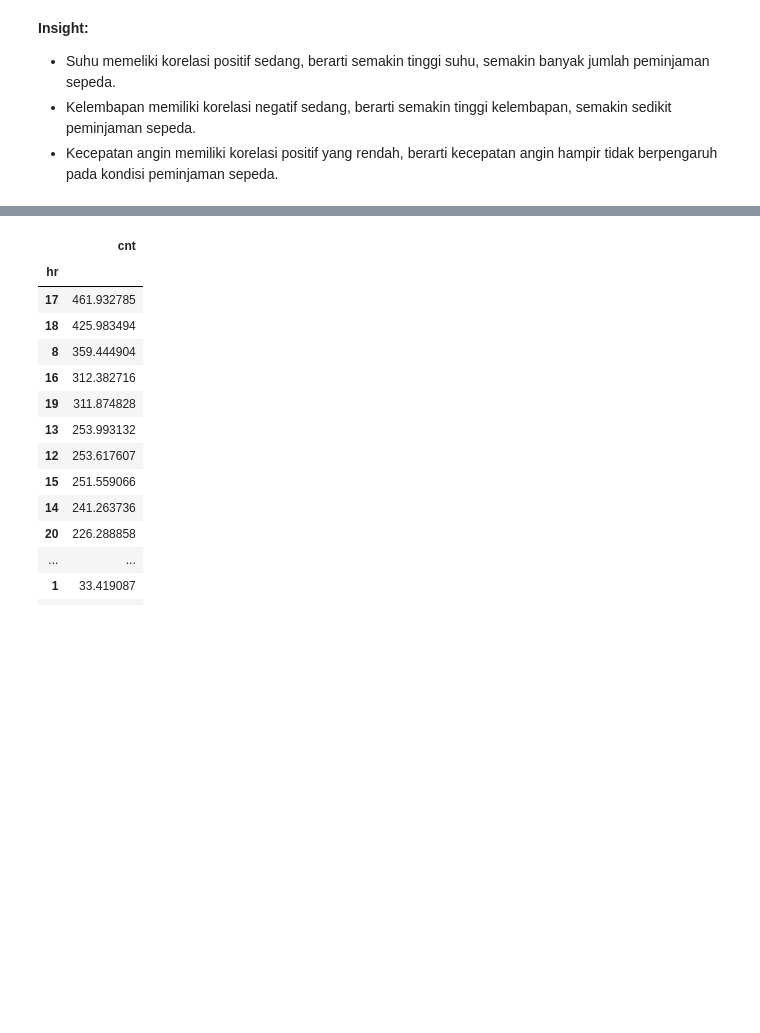
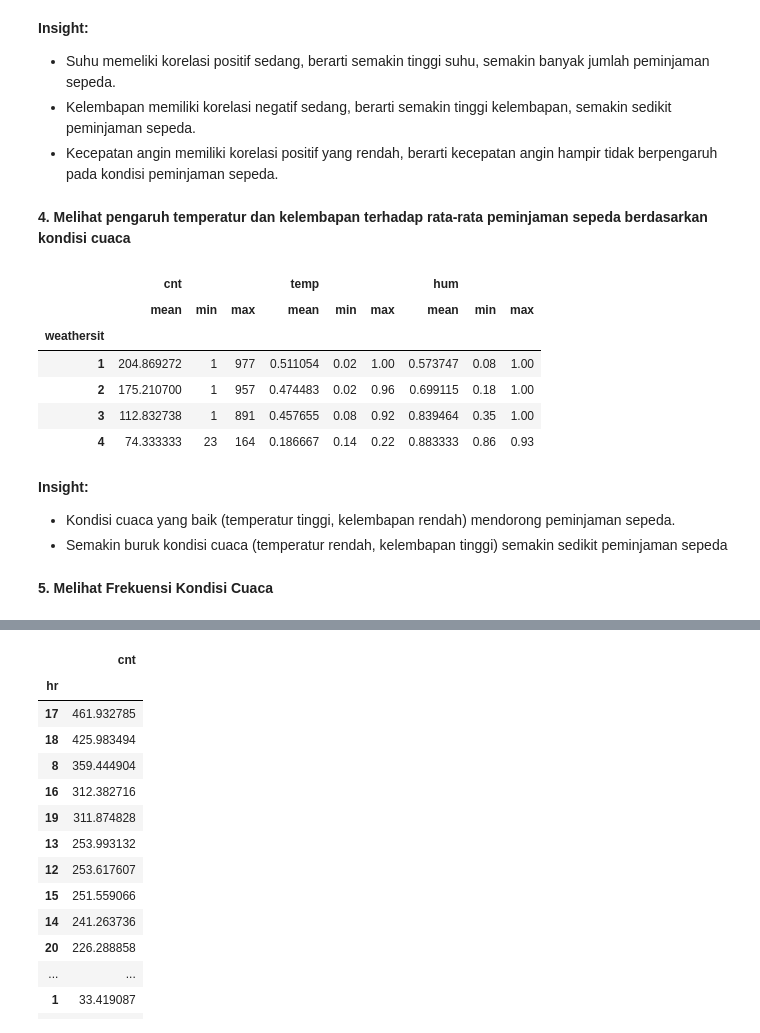
Before and after one commit to ssygnrchm/submission-analisis-data, a Jupyter notebook: notebook.ipynb, the cells around one changed output, grey strips where cells are left out. Drawn from its saved outputs; the diff is of its cells as text; code cells hidden in the pictures; blank space fills up the shorter version.

```diff
--- a/notebook.ipynb
+++ b/notebook.ipynb
@@ -277,3 +281,21 @@ hour_df_cleaned[['cnt', 'temp', 'hum', 'windspeed']].corr()
 - Suhu memeliki korelasi positif sedang, berarti semakin tinggi suhu, semakin banyak jumlah peminjaman sepeda.
 - Kelembapan memiliki korelasi negatif sedang, berarti semakin tinggi kelembapan, semakin sedikit peminjaman sepeda.
 - Kecepatan angin memiliki korelasi positif yang rendah, berarti kecepatan angin hampir tidak berpengaruh pada kondisi peminjaman sepeda.
+# %% [markdown]
+**4. Melihat pengaruh temperatur dan kelembapan terhadap rata-rata peminjaman sepeda berdasarkan kondisi cuaca**
+# %%
+hour_df_cleaned.groupby('weathersit').agg({"cnt": ["mean", "min", "max"], "temp": ["mean", "min", "max"], "hum": ["mean", "min", "max"]})
+# %% [output]
+|  | cnt |  |  | temp |  |  | hum |  |  |
+|  | mean | min | max | mean | min | max | mean | min | max |
+| weathersit |  |  |  |  |  |  |  |  |  |
+| 1 | 204.869272 | 1 | 977 | 0.511054 | 0.02 | 1.00 | 0.573747 | 0.08 | 1.00 |
+| 2 | 175.210700 | 1 | 957 | 0.474483 | 0.02 | 0.96 | 0.699115 | 0.18 | 1.00 |
+| 3 | 112.832738 | 1 | 891 | 0.457655 | 0.08 | 0.92 | 0.839464 | 0.35 | 1.00 |
+| 4 | 74.333333 | 23 | 164 | 0.186667 | 0.14 | 0.22 | 0.883333 | 0.86 | 0.93 |
+# %% [markdown]
+**Insight:**
+- Kondisi cuaca yang baik (temperatur tinggi, kelembapan rendah) mendorong peminjaman sepeda.
+- Semakin buruk kondisi cuaca (temperatur rendah, kelembapan tinggi) semakin sedikit peminjaman sepeda
+# %% [markdown]
+**5. Melihat Frekuensi Kondisi Cuaca**
```
Also changed, not shown: parts of 30 cells of this notebook.
